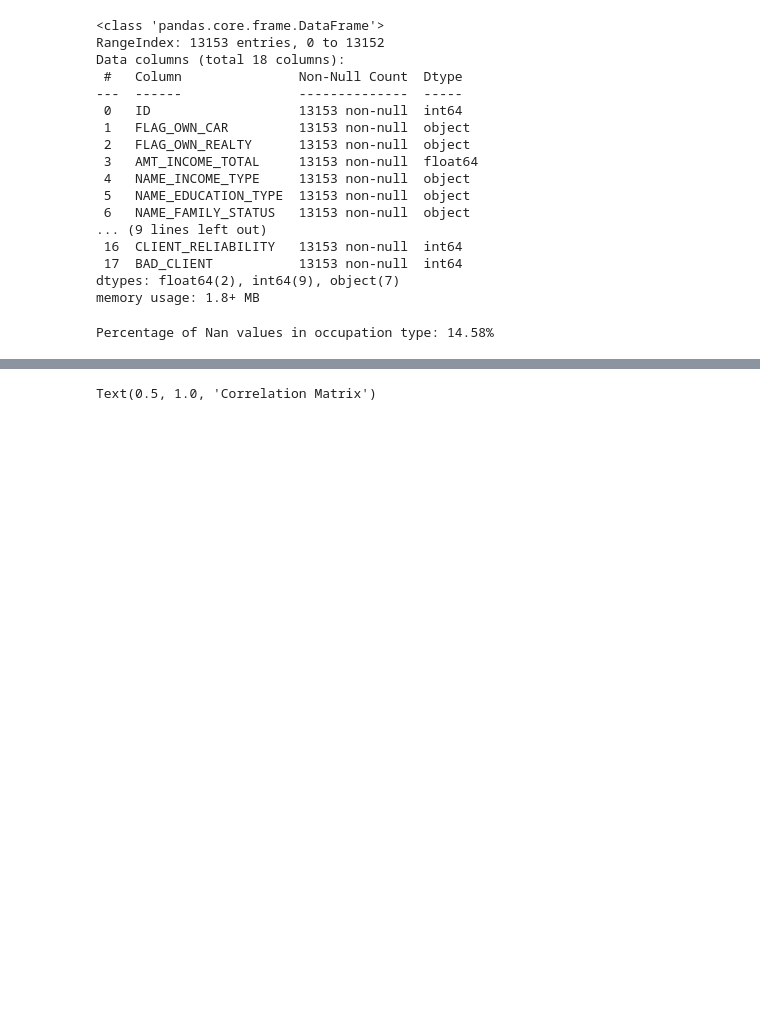
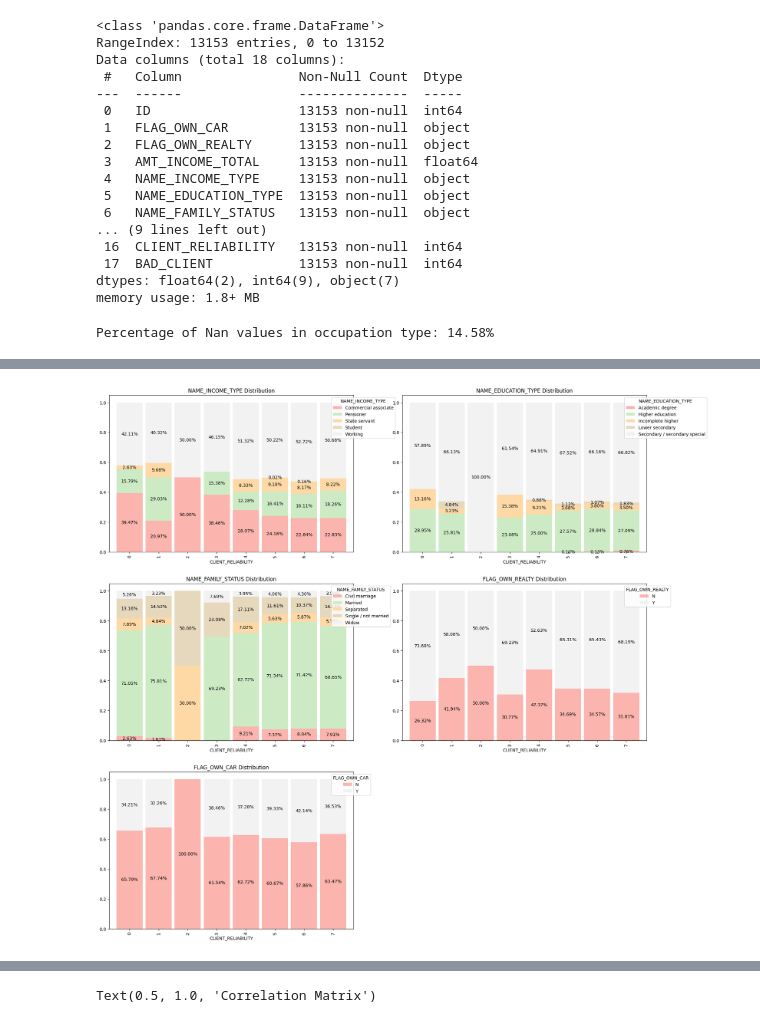
Before and after one commit to EnricoMiche1210760/prediction-of-creditworthiness-for-credit-card-issuance, a Jupyter notebook: main.ipynb, the cells around one changed output, grey strips where cells are left out. Saved outputs shown, nothing was run; the diff lists cells and outputs as text; code cells hidden in the pictures; blank space fills up the shorter version.

```diff
--- a/main.ipynb
+++ b/main.ipynb
@@ -459,3 +433,9 @@ print("Percentage of Nan values in occupation type: %.2f%%" % (approved_applicat
 Percentage of Nan values in occupation type: 14.58%
 # %%
 approved_applications = approved_applications.drop(columns=["OCCUPATION_TYPE"])
+# %%
+columns_of_interest = ['NAME_INCOME_TYPE', 'NAME_EDUCATION_TYPE', 'NAME_FAMILY_STATUS', 'FLAG_OWN_REALTY', 'FLAG_OWN_CAR']
+cross_tab = []
+for column in columns_of_interest:
+    cross_tab.append(pd.crosstab(approved_applications['CLIENT_RELIABILITY'], approved_applications[column]))
+    display(cross_tab[-1])
@@ -461,0 +493,33 @@ approved_applications = approved_applications.drop(columns=["OCCUPATION_TYPE"])
+# %%
+def show_percentage(plot, crosstab):
+    '''
+    This function plot percentage proportion in bar plots
+    :param plot: plot
+    :param crosstab: crosstab information
+    '''
+    for p in plot.patches:
+        width, height = p.get_width(), p.get_height()
+        x, y = p.get_xy()
+        percentage = height/crosstab.sum(axis=1) * 100
+        if percentage.iloc[0] > 0:
+            plot.text(x + width/2, y + height/2, f"{percentage.iloc[0]:.2f}%",
+                horizontalalignment='center', verticalalignment='center',
+                color='black')
+# %%
+subplot = 0
+axes = []
+fig, axes = plt.subplots(3,2, figsize=(22, 22))
+for column in columns_of_interest:
+    cross_tab = pd.crosstab(approved_applications['CLIENT_RELIABILITY'], approved_applications[column])
+    cross_tab = cross_tab.div(cross_tab.sum(axis=1), axis=0)
+    cross_tab_plot = cross_tab.plot(kind='bar', stacked=True, width=0.9, ax=axes[int(subplot/2)][subplot%2], colormap='Pastel1')
+    axes[int(subplot/2)][subplot%2].legend(title=column, bbox_to_anchor=(0.9, 1), loc='upper left')
+    show_percentage(cross_tab_plot, cross_tab)
+    plt.xlabel('Reliability Score')
+    plt.ylabel('Percentage')
+    axes[int(subplot/2)][subplot%2].set_title(column + ' Distribution')
+    subplot += 1
+axes[-1, -1].axis('off')
+plt.show()
+# %% [output]
+[figure, added]
```
Also changed, not shown: parts of 21 cells of this notebook.
